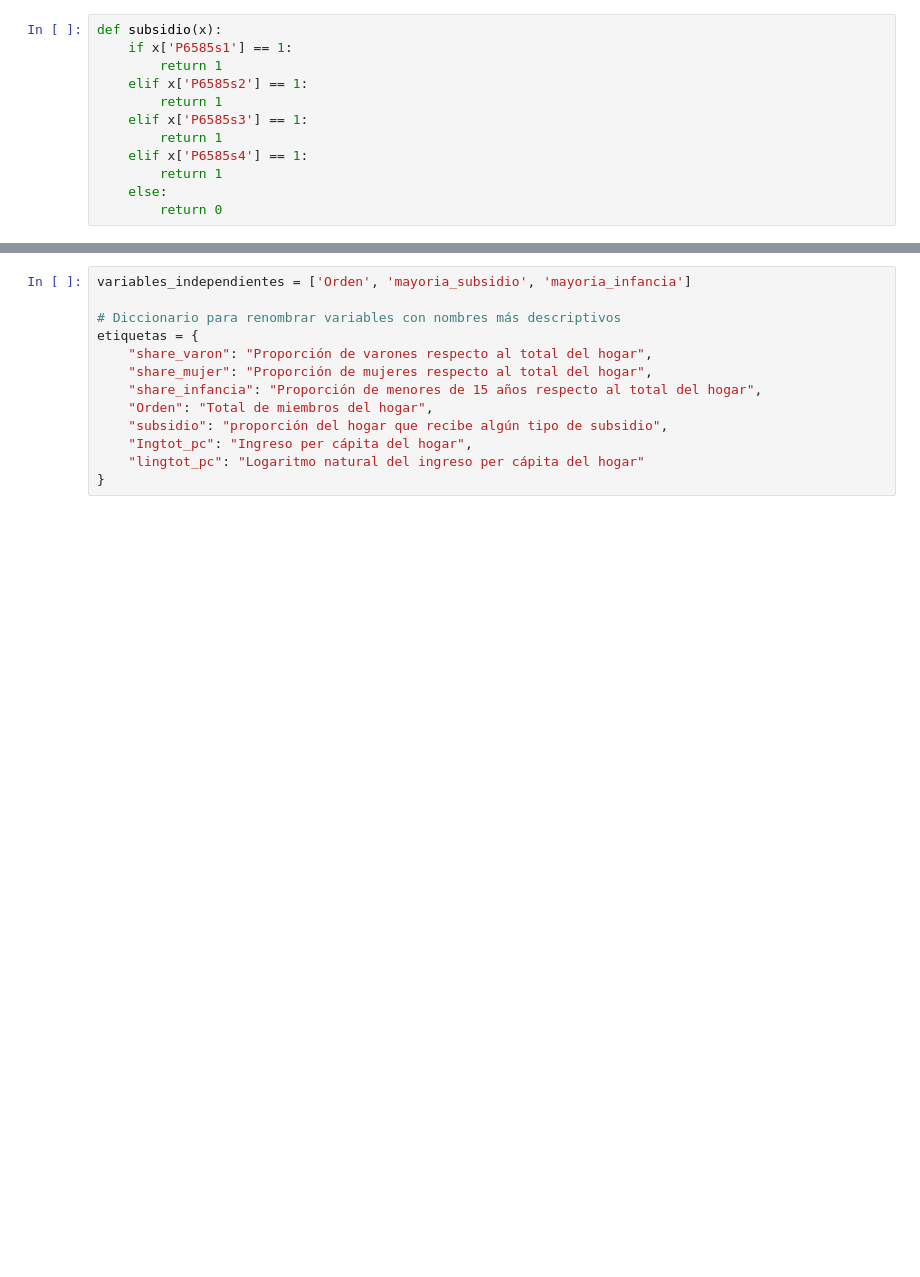
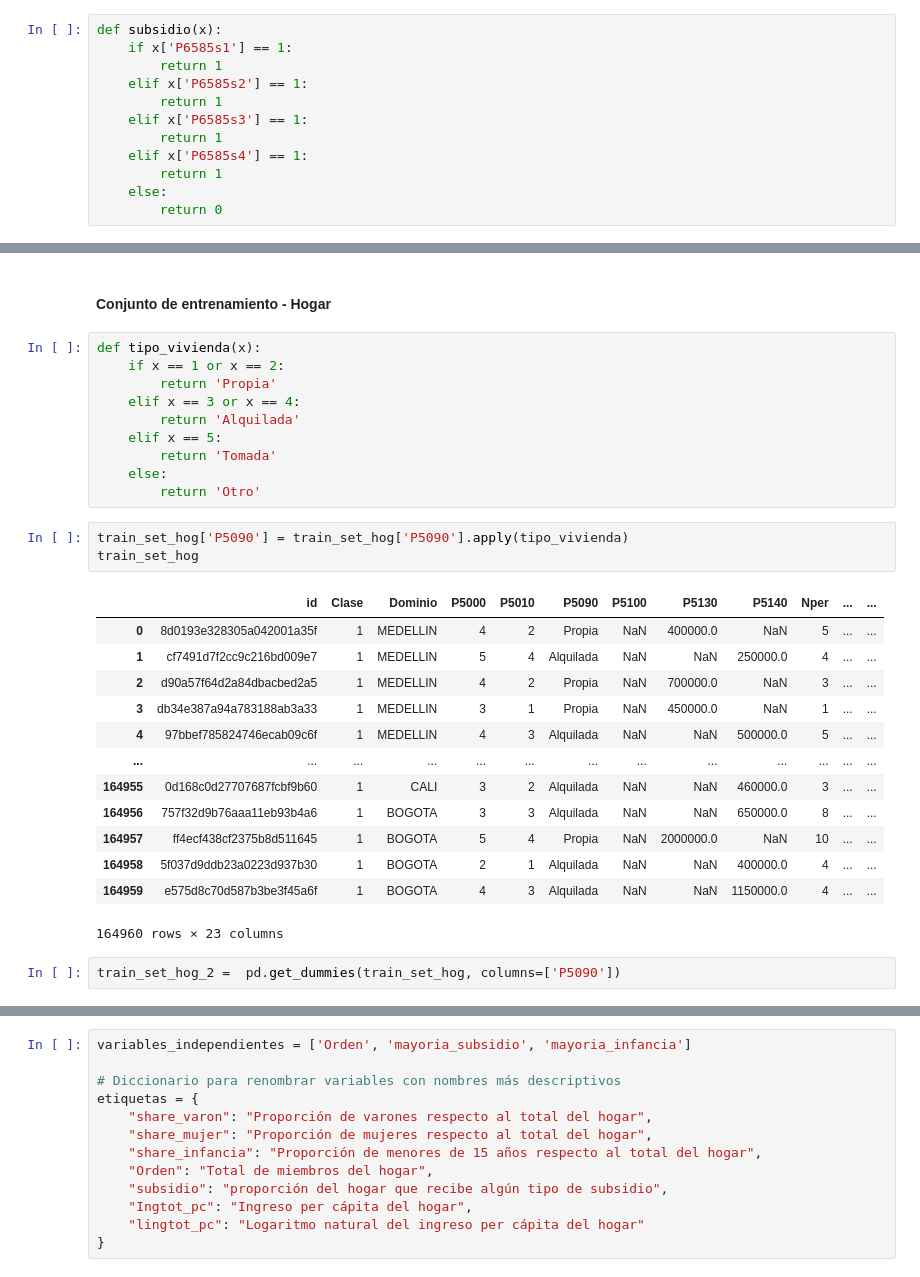
Before and after one commit to milagrosonofri/Problem_Set_2, a Jupyter notebook: scripts/1_Working_data.ipynb, the cells around one changed output, grey strips where cells are left out. Drawn from its saved outputs; the diff is of its cells as text; blank space fills up the shorter version.

```diff
--- a/scripts/1_Working_data.ipynb
+++ b/scripts/1_Working_data.ipynb
@@ -131,0 +194,31 @@ train_set_ind_group
+# %% [markdown]
+#### Conjunto de entrenamiento - Hogar
+# %%
+def tipo_vivienda(x):
+    if x == 1 or x == 2:
+        return 'Propia'
+    elif x == 3 or x == 4:
+        return 'Alquilada'
+    elif x == 5:
+        return 'Tomada'
+    else:
+        return 'Otro'
+# %%
+train_set_hog['P5090'] = train_set_hog['P5090'].apply(tipo_vivienda)
+train_set_hog
+# %% [output]
+|  | id | Clase | Dominio | P5000 | P5010 | P5090 | P5100 | P5130 | P5140 | Nper | ... | ... |
+| 0 | 8d0193e328305a042001a35f | 1 | MEDELLIN | 4 | 2 | Propia | NaN | 400000.0 | NaN | 5 | ... | ... |
+| 1 | cf7491d7f2cc9c216bd009e7 | 1 | MEDELLIN | 5 | 4 | Alquilada | NaN | NaN | 250000.0 | 4 | ... | ... |
+| 2 | d90a57f64d2a84dbacbed2a5 | 1 | MEDELLIN | 4 | 2 | Propia | NaN | 700000.0 | NaN | 3 | ... | ... |
+| 3 | db34e387a94a783188ab3a33 | 1 | MEDELLIN | 3 | 1 | Propia | NaN | 450000.0 | NaN | 1 | ... | ... |
+| 4 | 97bbef785824746ecab09c6f | 1 | MEDELLIN | 4 | 3 | Alquilada | NaN | NaN | 500000.0 | 5 | ... | ... |
+| ... | ... | ... | ... | ... | ... | ... | ... | ... | ... | ... | ... | ... |
+| 164955 | 0d168c0d27707687fcbf9b60 | 1 | CALI | 3 | 2 | Alquilada | NaN | NaN | 460000.0 | 3 | ... | ... |
+| 164956 | 757f32d9b76aaa11eb93b4a6 | 1 | BOGOTA | 3 | 3 | Alquilada | NaN | NaN | 650000.0 | 8 | ... | ... |
+| 164957 | ff4ecf438cf2375b8d511645 | 1 | BOGOTA | 5 | 4 | Propia | NaN | 2000000.0 | NaN | 10 | ... | ... |
+| 164958 | 5f037d9ddb23a0223d937b30 | 1 | BOGOTA | 2 | 1 | Alquilada | NaN | NaN | 400000.0 | 4 | ... | ... |
+| 164959 | e575d8c70d587b3be3f45a6f | 1 | BOGOTA | 4 | 3 | Alquilada | NaN | NaN | 1150000.0 | 4 | ... | ... |
+164960 rows × 23 columns
+# %%
+train_set_hog_2 =  pd.get_dummies(train_set_hog, columns=['P5090'])
```
Also changed, not shown: parts of 28 cells of this notebook, 2 other files.
